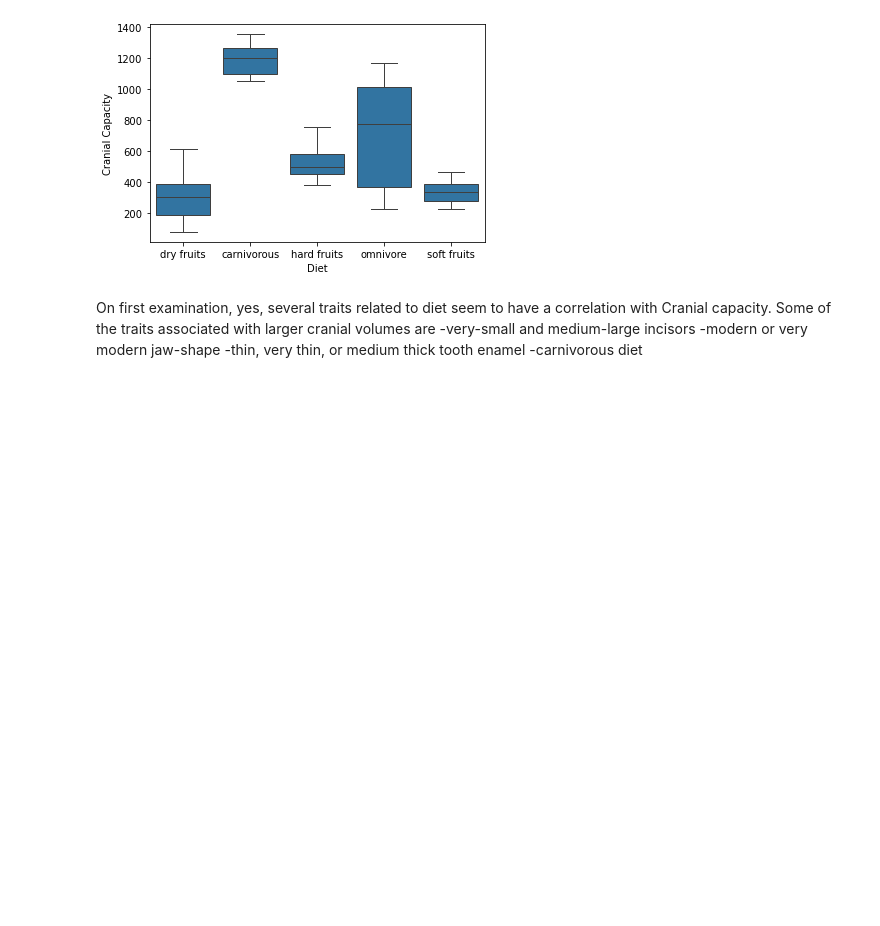
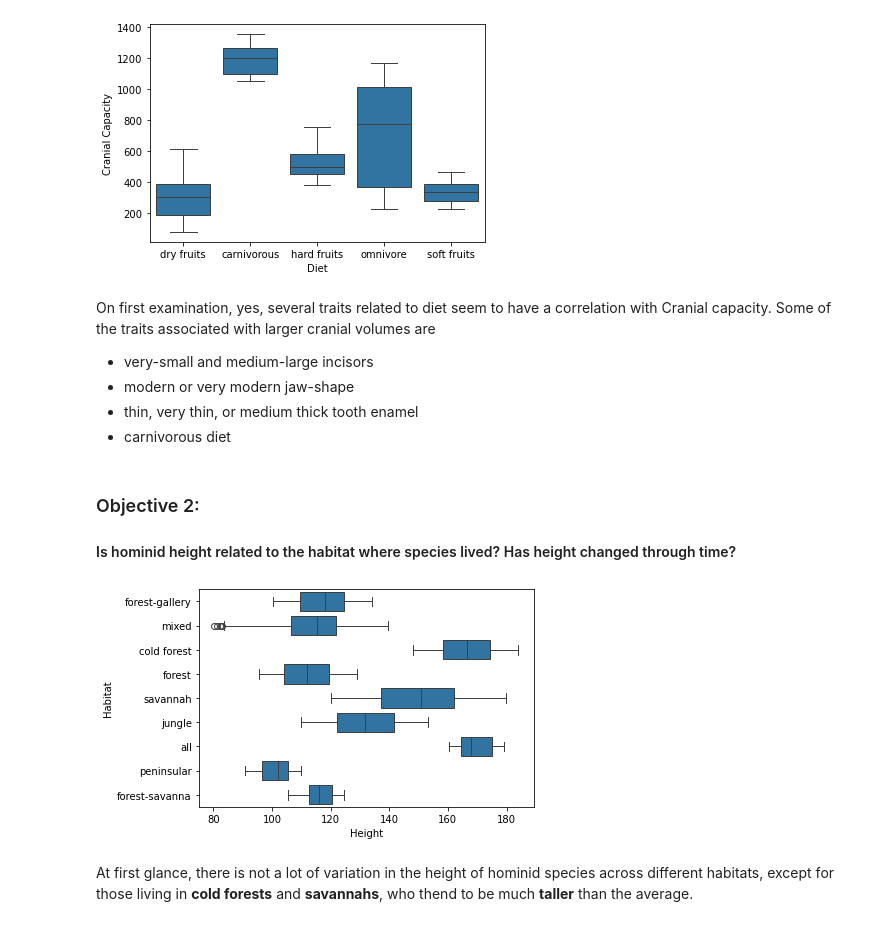
Before and after one commit to gutinata/CodeMedley, a Jupyter notebook: ML_AI_Foundations_Final_Project/Hominid_dataset_analysis.ipynb, the cells around one changed output. Cells and saved outputs as stored; diff of their text form; code cells hidden in the pictures; blank space fills up the shorter version.

```diff
--- a/ML_AI_Foundations_Final_Project/Hominid_dataset_analysis.ipynb
+++ b/ML_AI_Foundations_Final_Project/Hominid_dataset_analysis.ipynb
@@ -123,7 +80,22 @@ plt.close()
 [figure]
 # %% [markdown]
 On first examination, yes, several traits related to diet seem to have a correlation with Cranial capacity. Some of the traits associated with larger cranial volumes are
--very-small and medium-large incisors
--modern or very modern jaw-shape
--thin, very thin, or medium thick tooth enamel
--carnivorous diet
+- very-small and medium-large incisors
+- modern or very modern jaw-shape
+- thin, very thin, or medium thick tooth enamel
+- carnivorous diet
+# %% [markdown]
+### Objective 2:
+
+#### Is hominid height related to the habitat where species lived? Has height changed through time?
+# %%
+#relationship between height and habitat
+sns.boxplot(x = 'Height', y = 'Habitat', data = hominid)
+plt.xlabel('Height')
+plt.ylabel('Habitat')
+plt.show()
+plt.close()
+# %% [output]
+[figure, added]
+# %% [markdown]
+At first glance, there is not a lot of variation in the height of hominid species across different habitats, except for those living in **cold forests** and **savannahs**, who thend to be much **taller** than the average.
```
Also changed, not shown: parts of 13 cells of this notebook.
